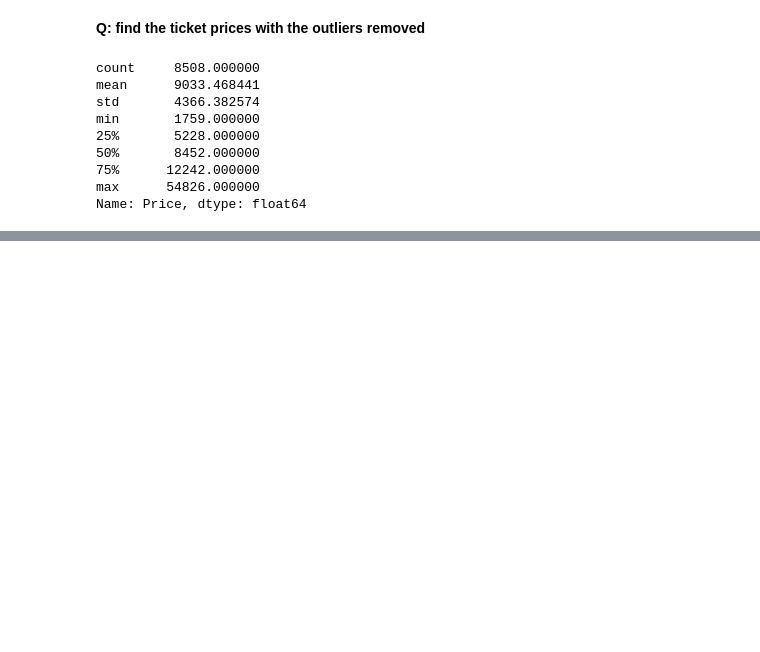
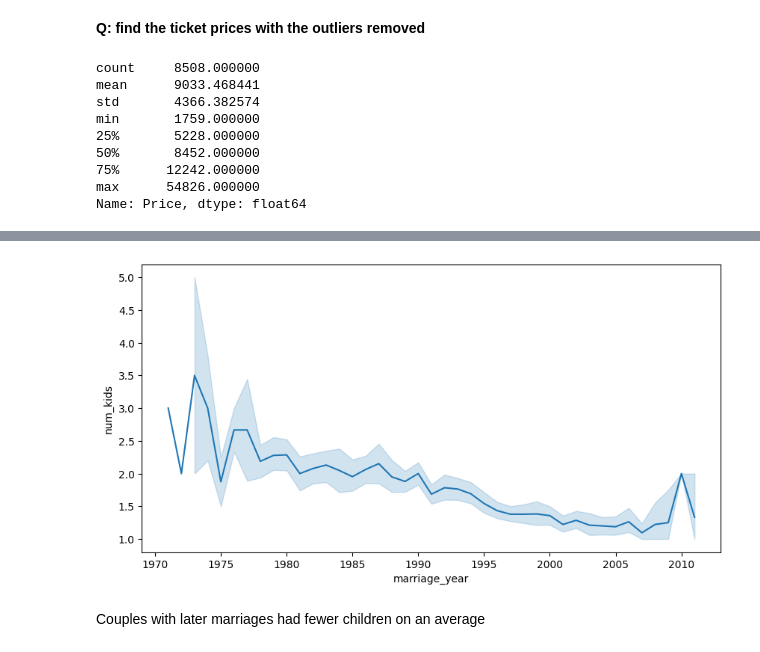
Before and after one commit to abhijeet-bhambere/exploratory_data_analysis, a Jupyter notebook: EDA_In_Python.ipynb, the cells around one changed output, grey strips where cells are left out. Cells and saved outputs as stored; diff of their text form; code cells hidden in the pictures; blank space fills up the shorter version.

```diff
--- a/EDA_In_Python.ipynb
+++ b/EDA_In_Python.ipynb
@@ -1251,0 +1372,3 @@ Name: Price, dtype: float64
+# %%
+# Define the marriage_year column
+divorces["marriage_year"] = divorces["marriage_date"].dt.year
@@ -1251,0 +1381,9 @@ Name: Price, dtype: float64
+# %%
+# Create a line plot showing the average number of kids by year
+plt.figure(figsize=(10,5))
+sns.lineplot(data=divorces, x="marriage_year" , y="num_kids")
+plt.show()
+# %% [output]
+[figure, added]
+# %% [markdown]
+Couples with later marriages had fewer children on an average
```
Also changed, not shown: parts of 93 cells of this notebook.
